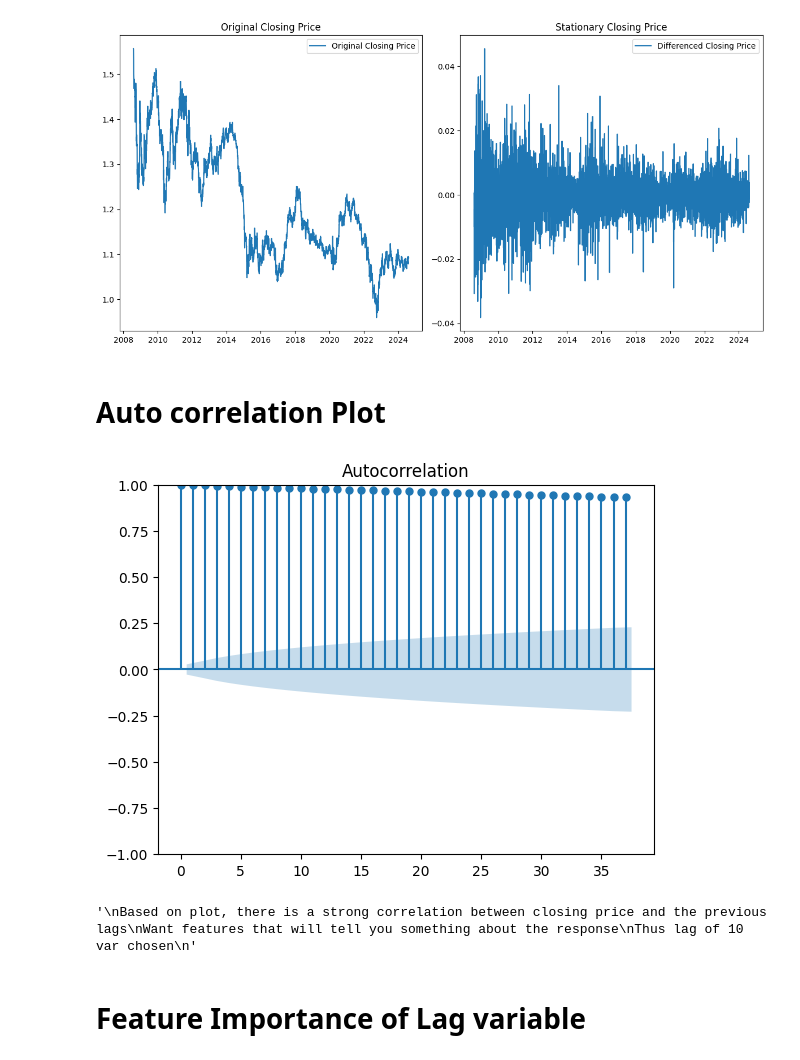
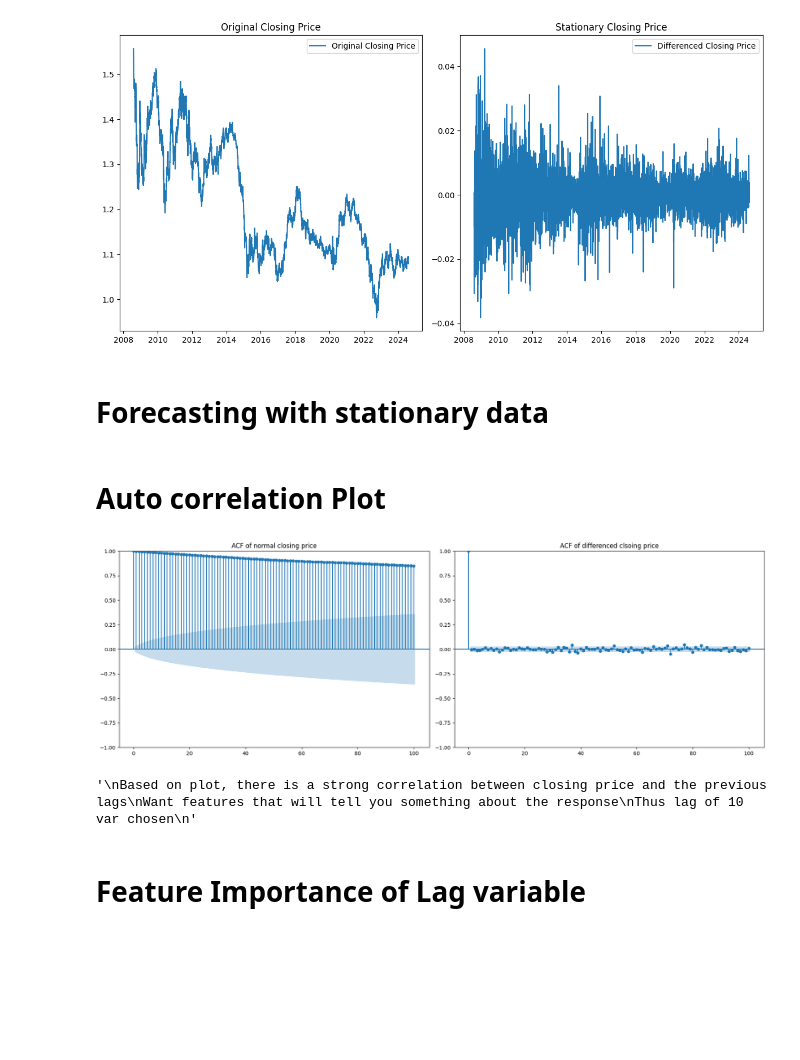
Before and after one commit to D-Mutabazi/Data-Engineering-Projects-and-Coursework, a Jupyter notebook: MLR_forecast.ipynb, the cells around one changed output. Drawn from its saved outputs; the diff is of its cells as text; code cells hidden in the pictures; blank space fills up the shorter version.

```diff
--- a/MLR_forecast.ipynb
+++ b/MLR_forecast.ipynb
@@ -436,25 +436,39 @@ Time
 2008-08-05  1.55624  1.55646  1.54442  1.54640  858740    -0.00998
 2008-08-06  1.54650  1.55167  1.53956  1.54195  850798    -0.00445
 [figure]
+# %% [markdown]
+# Forecasting with stationary data
 # %% [markdown]
 # Auto correlation Plot
 # %%
 from statsmodels.graphics.tsaplots import plot_acf
 
 #return dataset
-featuresAndresponse, X, Y = featureEngineering(datasetX, 5)
+lag_window_period = 5
+featuresAndresponse, X, Y = featureEngineering(datasetX, lag_window_period)
+
+lags = 100 #extend the ACF plot to include more lags
+
+fig, axes = plt.subplots(1, 2, figsize=(18, 6))
 
 #Autocorralation plot on response
-plot_acf(featuresAndresponse['response'])
+plot_acf(featuresAndresponse['response'], lags = lags, ax=axes[0])
+axes[0].set_title('ACF of normal closing price')
+
+
+#Autocorrelation in the difference closing price
+plot_acf(datasetX['Close_diff'] , lags = lags,ax=axes[1])
+axes[1].set_title('ACF of differenced clsoing price')
+
+plt.tight_layout()
 plt.show()
-
 '''
 Based on plot, there is a strong correlation between closing price and the previous lags
 Want features that will tell you something about the response
 Thus lag of 10 var chosen
 '''
 # %% [output]
-[figure, old version]
+[figure, new version]
 '\nBased on plot, there is a strong correlation between closing price and the previous lags\nWant features that will tell you something about the response\nThus lag of 10 var chosen\n'
 # %% [markdown]
 # Feature Importance of Lag variable
```
Also changed, not shown: parts of 7 cells of this notebook.
